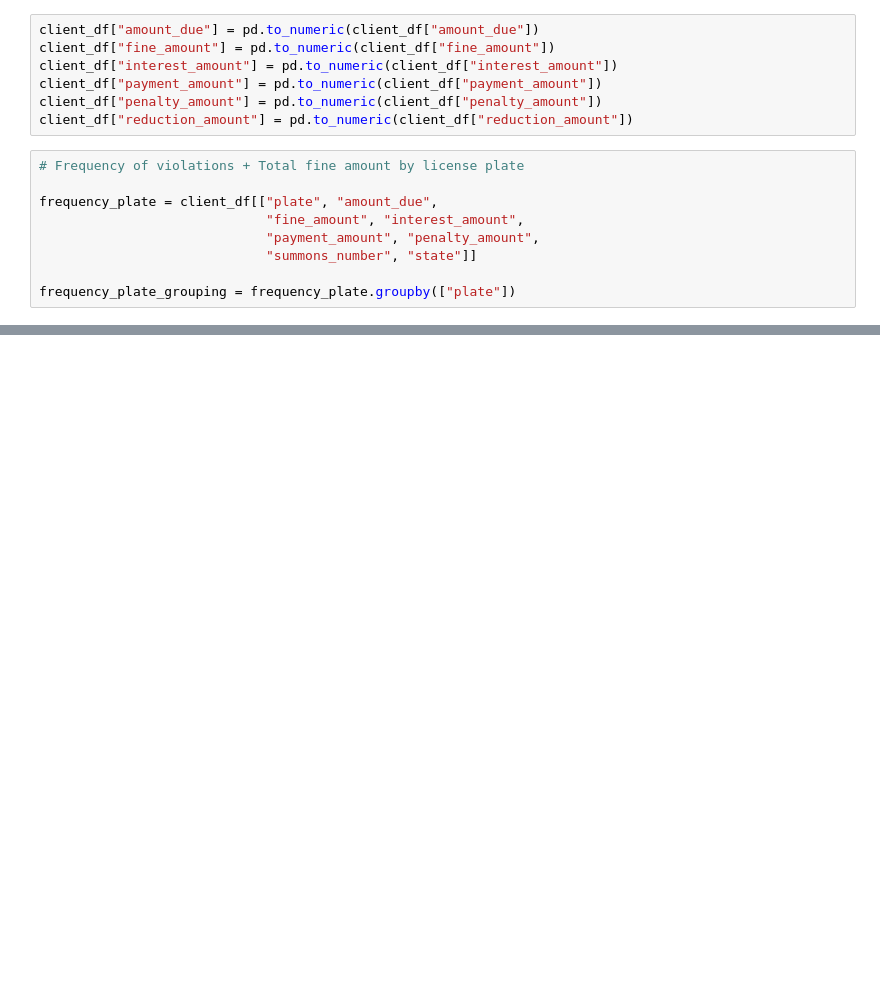
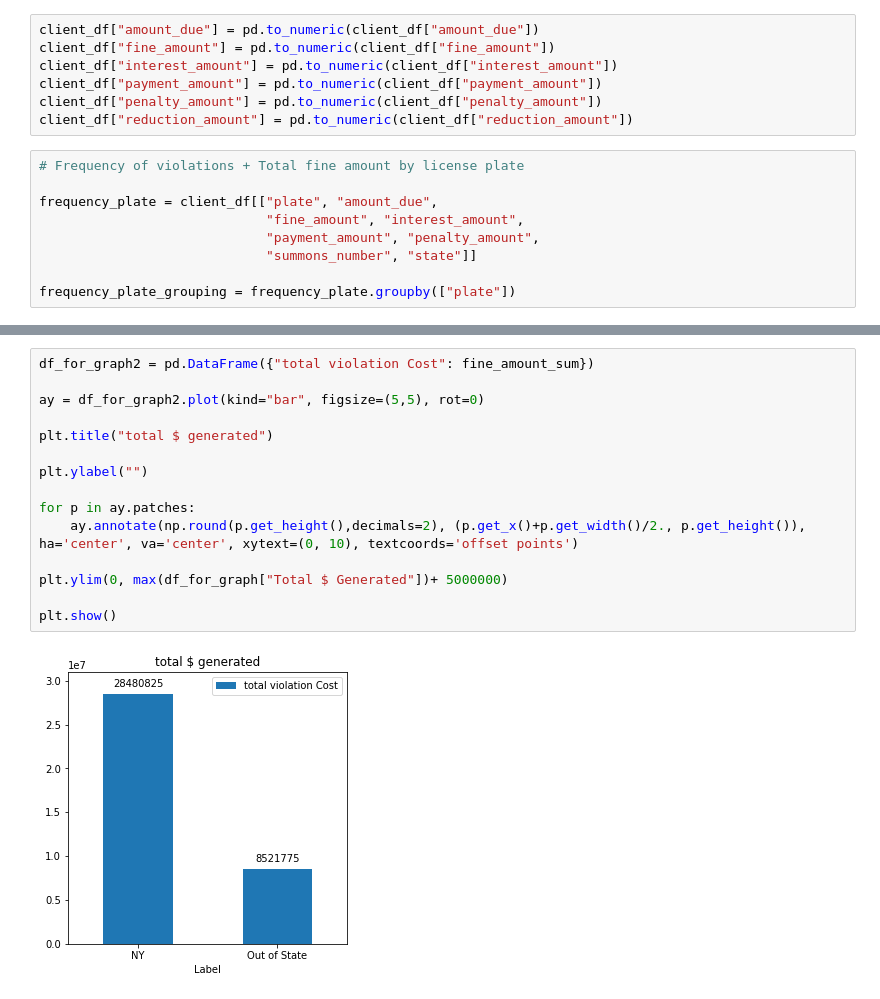
Before and after one commit to jesusbaquiax/github_project_one, a Jupyter notebook: tickets.ipynb, the cells around one changed output, grey strips where cells are left out. Cells and saved outputs as stored; diff of their text form; blank space fills up the shorter version.

```diff
--- a/tickets.ipynb
+++ b/tickets.ipynb
@@ -146,0 +214,17 @@ Text(0, 0.5, '')
+# %%
+df_for_graph2 = pd.DataFrame({"total violation Cost": fine_amount_sum})
+
+ay = df_for_graph2.plot(kind="bar", figsize=(5,5), rot=0)
+
+plt.title("total $ generated")
+
+plt.ylabel("")
+
+for p in ay.patches:
+    ay.annotate(np.round(p.get_height(),decimals=2), (p.get_x()+p.get_width()/2., p.get_height()), ha='center', va='center', xytext=(0, 10), textcoords='offset points')
+
+plt.ylim(0, max(df_for_graph["Total $ Generated"])+ 5000000)
+
+plt.show()
+# %% [output]
+[figure, added]
```
Also changed, not shown: parts of 22 cells of this notebook.
